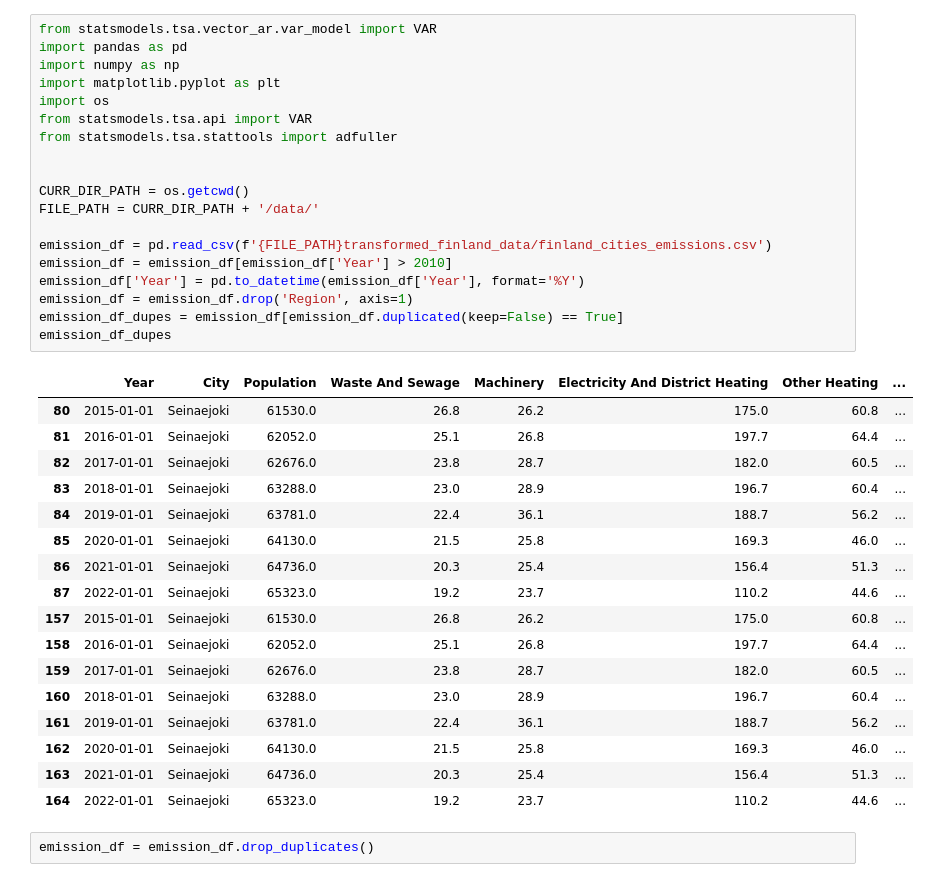
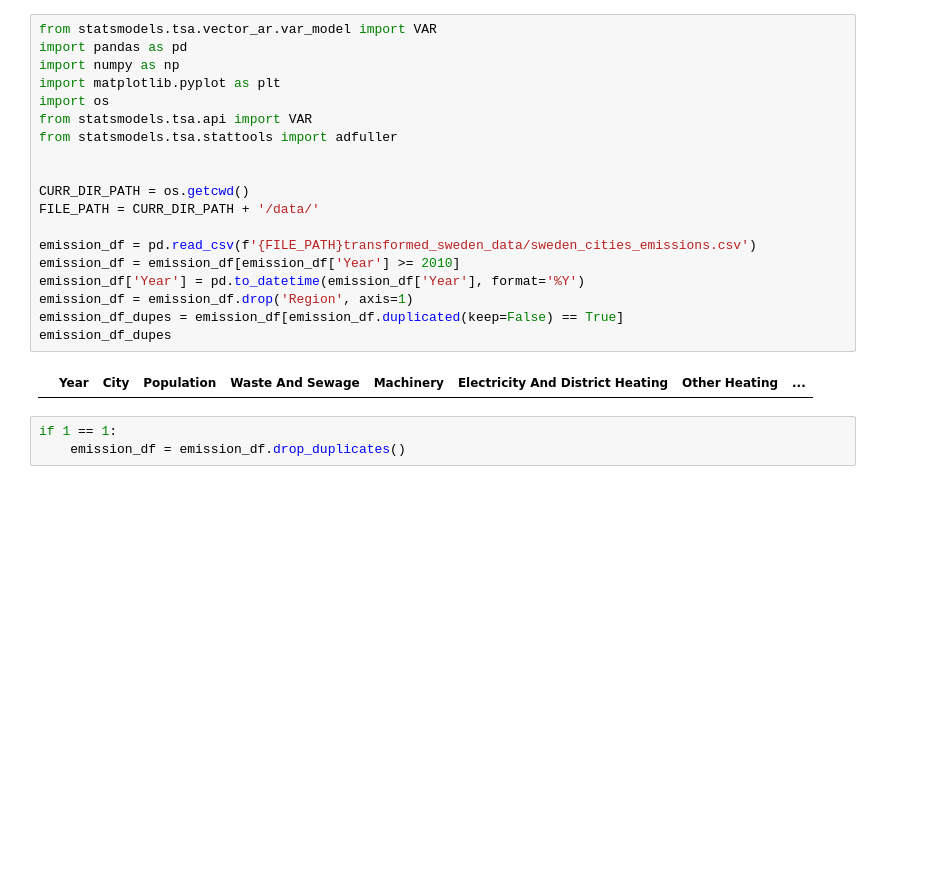
Before and after one commit to NaztyDomingo/Cityplanner_Tool, a Jupyter notebook: multiple_city_predictions.ipynb, the cells around one changed output. Drawn from its saved outputs; the diff is of its cells as text; blank space fills up the shorter version.

```diff
--- a/multiple_city_predictions.ipynb
+++ b/multiple_city_predictions.ipynb
@@ -1,42 +1,27 @@
 # %%
 from statsmodels.tsa.vector_ar.var_model import VAR
 import pandas as pd
 import numpy as np
 import matplotlib.pyplot as plt
 import os
 from statsmodels.tsa.api import VAR
 from statsmodels.tsa.stattools import adfuller
 
 
 CURR_DIR_PATH = os.getcwd()
 FILE_PATH = CURR_DIR_PATH + '/data/'
 
-emission_df = pd.read_csv(f'{FILE_PATH}transformed_finland_data/finland_cities_emissions.csv')
-emission_df = emission_df[emission_df['Year'] > 2010]
+emission_df = pd.read_csv(f'{FILE_PATH}transformed_sweden_data/sweden_cities_emissions.csv')
+emission_df = emission_df[emission_df['Year'] >= 2010]
 emission_df['Year'] = pd.to_datetime(emission_df['Year'], format='%Y')
 emission_df = emission_df.drop('Region', axis=1)
 emission_df_dupes = emission_df[emission_df.duplicated(keep=False) == True]
 emission_df_dupes
 # %% [output]
 |  | Year | City | Population | Waste And Sewage | Machinery | Electricity And District Heating | Other Heating | ... |
-| 80 | 2015-01-01 | Seinaejoki | 61530.0 | 26.8 | 26.2 | 175.0 | 60.8 | ... |
-| 81 | 2016-01-01 | Seinaejoki | 62052.0 | 25.1 | 26.8 | 197.7 | 64.4 | ... |
-| 82 | 2017-01-01 | Seinaejoki | 62676.0 | 23.8 | 28.7 | 182.0 | 60.5 | ... |
-| 83 | 2018-01-01 | Seinaejoki | 63288.0 | 23.0 | 28.9 | 196.7 | 60.4 | ... |
-| 84 | 2019-01-01 | Seinaejoki | 63781.0 | 22.4 | 36.1 | 188.7 | 56.2 | ... |
-| 85 | 2020-01-01 | Seinaejoki | 64130.0 | 21.5 | 25.8 | 169.3 | 46.0 | ... |
-| 86 | 2021-01-01 | Seinaejoki | 64736.0 | 20.3 | 25.4 | 156.4 | 51.3 | ... |
-| 87 | 2022-01-01 | Seinaejoki | 65323.0 | 19.2 | 23.7 | 110.2 | 44.6 | ... |
-| 157 | 2015-01-01 | Seinaejoki | 61530.0 | 26.8 | 26.2 | 175.0 | 60.8 | ... |
-| 158 | 2016-01-01 | Seinaejoki | 62052.0 | 25.1 | 26.8 | 197.7 | 64.4 | ... |
-| 159 | 2017-01-01 | Seinaejoki | 62676.0 | 23.8 | 28.7 | 182.0 | 60.5 | ... |
-| 160 | 2018-01-01 | Seinaejoki | 63288.0 | 23.0 | 28.9 | 196.7 | 60.4 | ... |
-| 161 | 2019-01-01 | Seinaejoki | 63781.0 | 22.4 | 36.1 | 188.7 | 56.2 | ... |
-| 162 | 2020-01-01 | Seinaejoki | 64130.0 | 21.5 | 25.8 | 169.3 | 46.0 | ... |
-| 163 | 2021-01-01 | Seinaejoki | 64736.0 | 20.3 | 25.4 | 156.4 | 51.3 | ... |
-| 164 | 2022-01-01 | Seinaejoki | 65323.0 | 19.2 | 23.7 | 110.2 | 44.6 | ... |
-# %%
-emission_df = emission_df.drop_duplicates()
+# %%
+if 1 == 1:
+    emission_df = emission_df.drop_duplicates()
 # %%
 # pivot df to have regions as columns and years as index
 emission_pivot = emission_df.pivot(index='Year', columns='City', values='Total Emissions')
```
Also changed, not shown: parts of 7 cells of this notebook, 1 other file.
